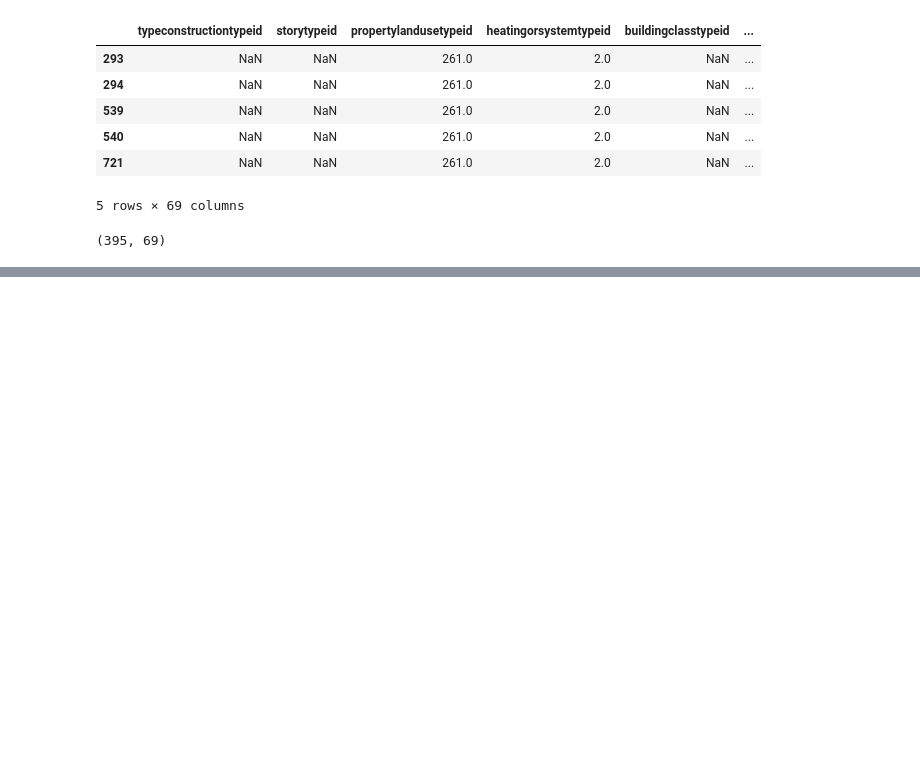
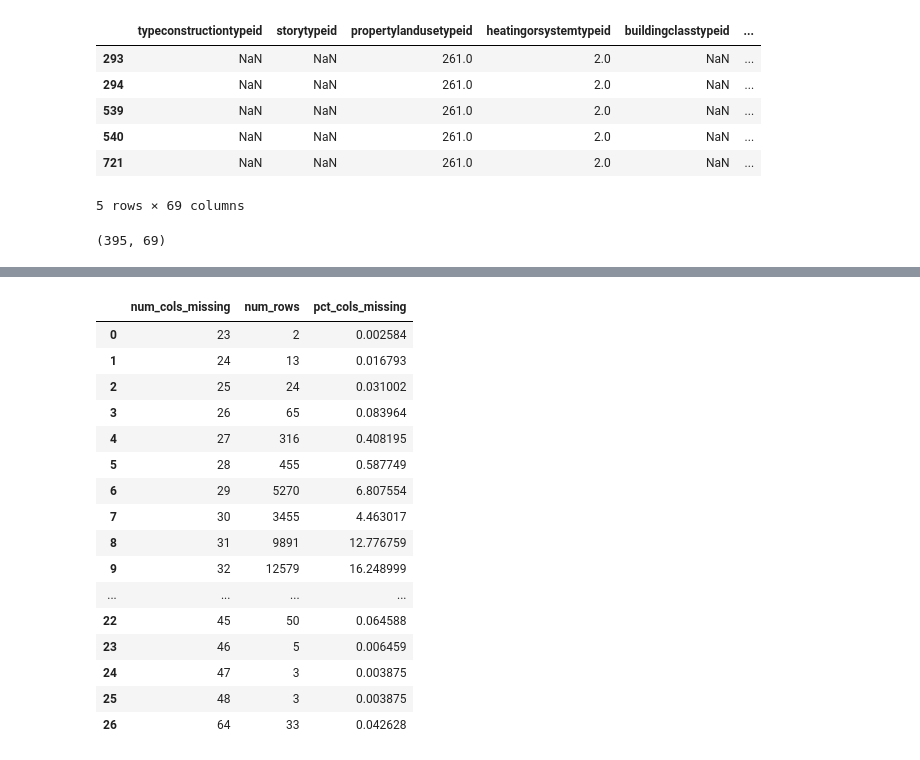
Before and after one commit to Yongliang-Shi/clustering-exercises, a Jupyter notebook: zillow.ipynb, the cells around one changed output, grey strips where cells are left out. Saved outputs shown, nothing was run; the diff lists cells and outputs as text; code cells hidden in the pictures; blank space fills up the shorter version.

```diff
--- a/zillow.ipynb
+++ b/zillow.ipynb
@@ -184,0 +406,24 @@ Length: 69, dtype: int64
+# %%
+# Compute the percent of columns missing
+
+n = zillow.shape[0] # Compuate the total number of rows
+cols_missing_values['pct_cols_missing'] = (cols_missing_values.num_rows/n)*100
+cols_missing_values
+# %% [output]
+|  | num_cols_missing | num_rows | pct_cols_missing |
+| 0 | 23 | 2 | 0.002584 |
+| 1 | 24 | 13 | 0.016793 |
+| 2 | 25 | 24 | 0.031002 |
+| 3 | 26 | 65 | 0.083964 |
+| 4 | 27 | 316 | 0.408195 |
+| 5 | 28 | 455 | 0.587749 |
+| 6 | 29 | 5270 | 6.807554 |
+| 7 | 30 | 3455 | 4.463017 |
+| 8 | 31 | 9891 | 12.776759 |
+| 9 | 32 | 12579 | 16.248999 |
+| ... | ... | ... | ... |
+| 22 | 45 | 50 | 0.064588 |
+| 23 | 46 | 5 | 0.006459 |
+| 24 | 47 | 3 | 0.003875 |
+| 25 | 48 | 3 | 0.003875 |
+| 26 | 64 | 33 | 0.042628 |
```
Also changed, not shown: parts of 30 cells of this notebook.
